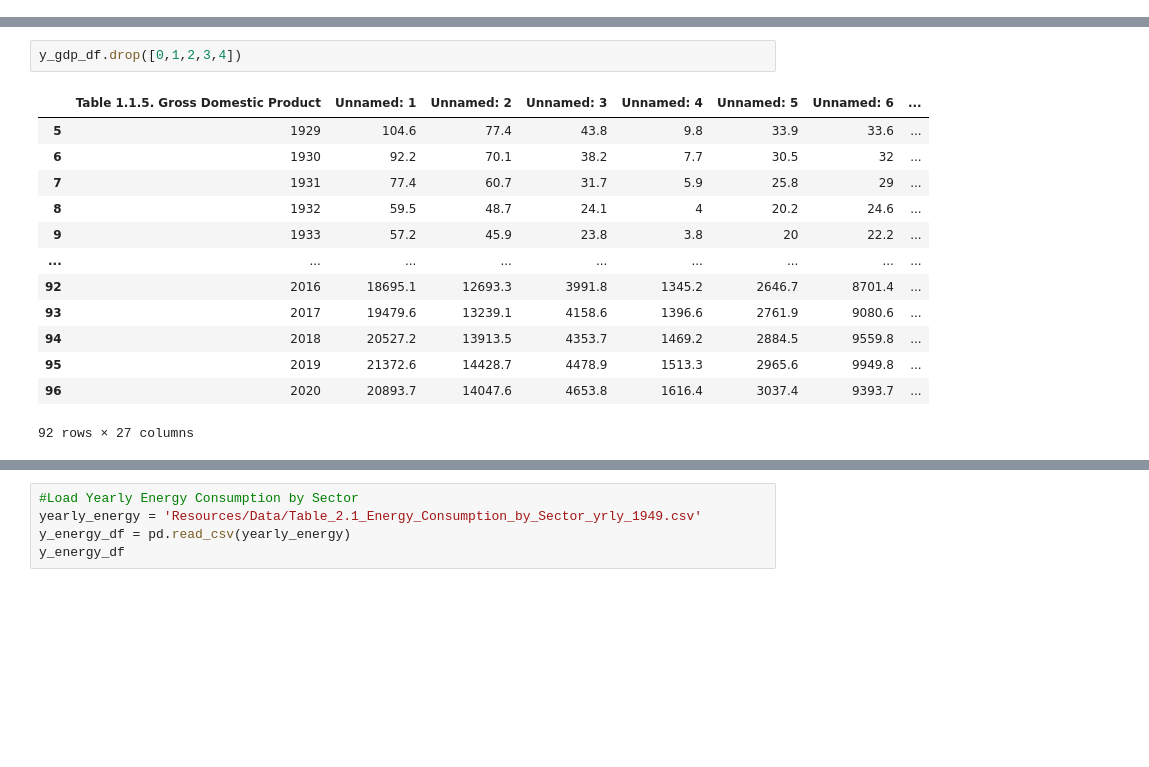
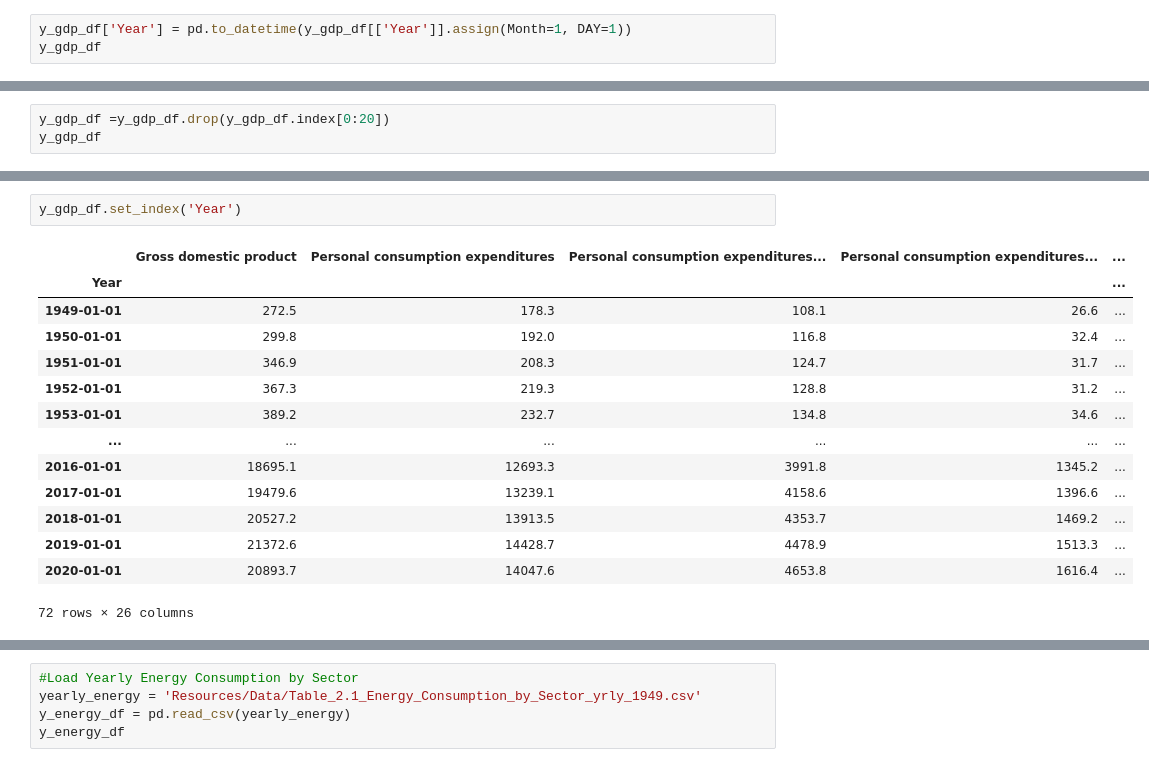
Before and after one commit to pudens4/Project_GDP_prediction, a Jupyter notebook: Time Series Analysis.ipynb, the cells around one changed output, grey strips where cells are left out. Saved outputs shown, nothing was run; the diff lists cells and outputs as text; blank space fills up the shorter version.

```diff
--- a/Time Series Analysis.ipynb
+++ b/Time Series Analysis.ipynb
@@ -44,0 +43,3 @@ y_gdp_df
+# %%
+y_gdp_df['Year'] = pd.to_datetime(y_gdp_df[['Year']].assign(Month=1, DAY=1))
+y_gdp_df
@@ -44,0 +60,3 @@ y_gdp_df
+# %%
+y_gdp_df =y_gdp_df.drop(y_gdp_df.index[0:20])
+y_gdp_df
@@ -45,16 +77,17 @@ y_gdp_df
 # %%
-y_gdp_df.drop([0,1,2,3,4])
+y_gdp_df.set_index('Year')
 # %% [output]
-|  | Table 1.1.5. Gross Domestic Product | Unnamed: 1 | Unnamed: 2 | Unnamed: 3 | Unnamed: 4 | Unnamed: 5 | Unnamed: 6 | ... |
-| 5 | 1929 | 104.6 | 77.4 | 43.8 | 9.8 | 33.9 | 33.6 | ... |
-| 6 | 1930 | 92.2 | 70.1 | 38.2 | 7.7 | 30.5 | 32 | ... |
-| 7 | 1931 | 77.4 | 60.7 | 31.7 | 5.9 | 25.8 | 29 | ... |
-| 8 | 1932 | 59.5 | 48.7 | 24.1 | 4 | 20.2 | 24.6 | ... |
-| 9 | 1933 | 57.2 | 45.9 | 23.8 | 3.8 | 20 | 22.2 | ... |
-| ... | ... | ... | ... | ... | ... | ... | ... | ... |
-| 92 | 2016 | 18695.1 | 12693.3 | 3991.8 | 1345.2 | 2646.7 | 8701.4 | ... |
-| 93 | 2017 | 19479.6 | 13239.1 | 4158.6 | 1396.6 | 2761.9 | 9080.6 | ... |
-| 94 | 2018 | 20527.2 | 13913.5 | 4353.7 | 1469.2 | 2884.5 | 9559.8 | ... |
-| 95 | 2019 | 21372.6 | 14428.7 | 4478.9 | 1513.3 | 2965.6 | 9949.8 | ... |
-| 96 | 2020 | 20893.7 | 14047.6 | 4653.8 | 1616.4 | 3037.4 | 9393.7 | ... |
+|  | Gross domestic product | Personal consumption expenditures | Personal consumption expenditures... | Personal consumption expenditures... | ... |
+| Year |  |  |  |  | ... |
+| 1949-01-01 | 272.5 | 178.3 | 108.1 | 26.6 | ... |
+| 1950-01-01 | 299.8 | 192.0 | 116.8 | 32.4 | ... |
+| 1951-01-01 | 346.9 | 208.3 | 124.7 | 31.7 | ... |
+| 1952-01-01 | 367.3 | 219.3 | 128.8 | 31.2 | ... |
+| 1953-01-01 | 389.2 | 232.7 | 134.8 | 34.6 | ... |
+| ... | ... | ... | ... | ... | ... |
+| 2016-01-01 | 18695.1 | 12693.3 | 3991.8 | 1345.2 | ... |
+| 2017-01-01 | 19479.6 | 13239.1 | 4158.6 | 1396.6 | ... |
+| 2018-01-01 | 20527.2 | 13913.5 | 4353.7 | 1469.2 | ... |
+| 2019-01-01 | 21372.6 | 14428.7 | 4478.9 | 1513.3 | ... |
+| 2020-01-01 | 20893.7 | 14047.6 | 4653.8 | 1616.4 | ... |
-92 rows × 27 columns
+72 rows × 26 columns
```
Also changed, not shown: parts of 16 cells of this notebook.
